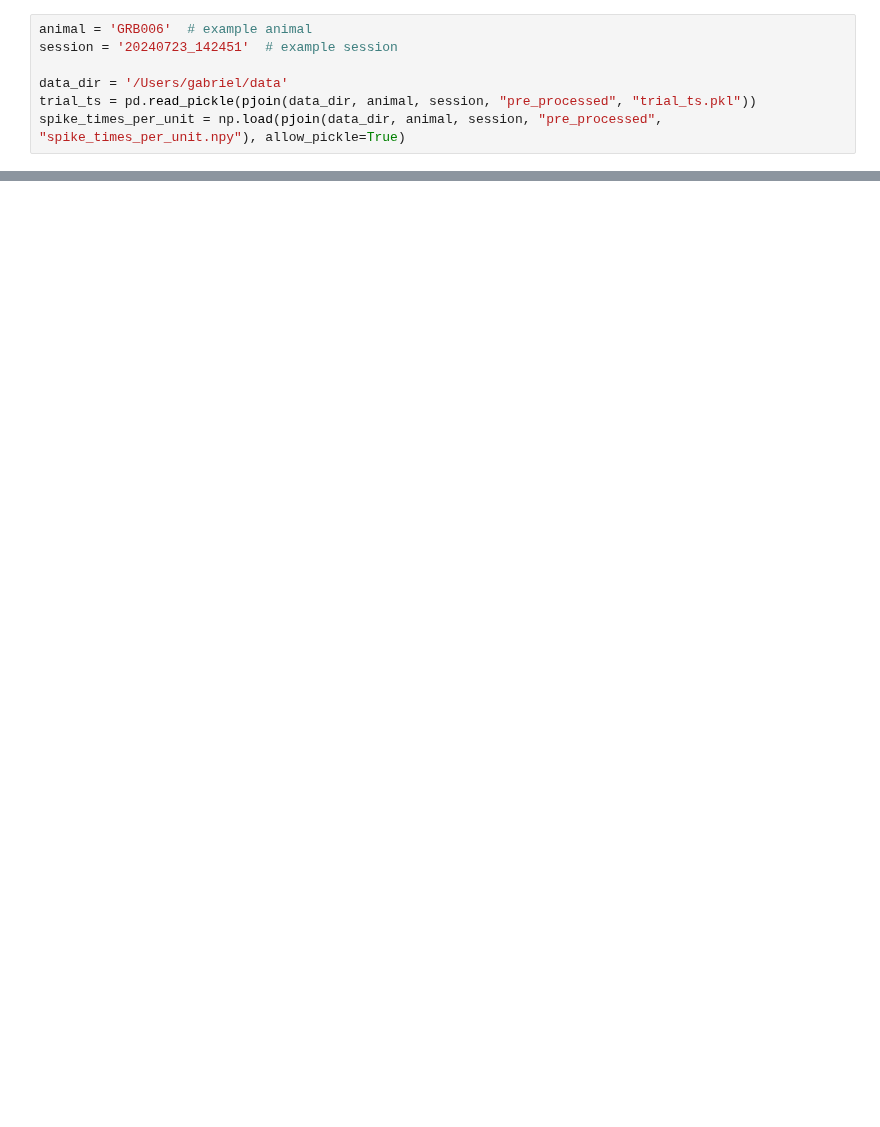
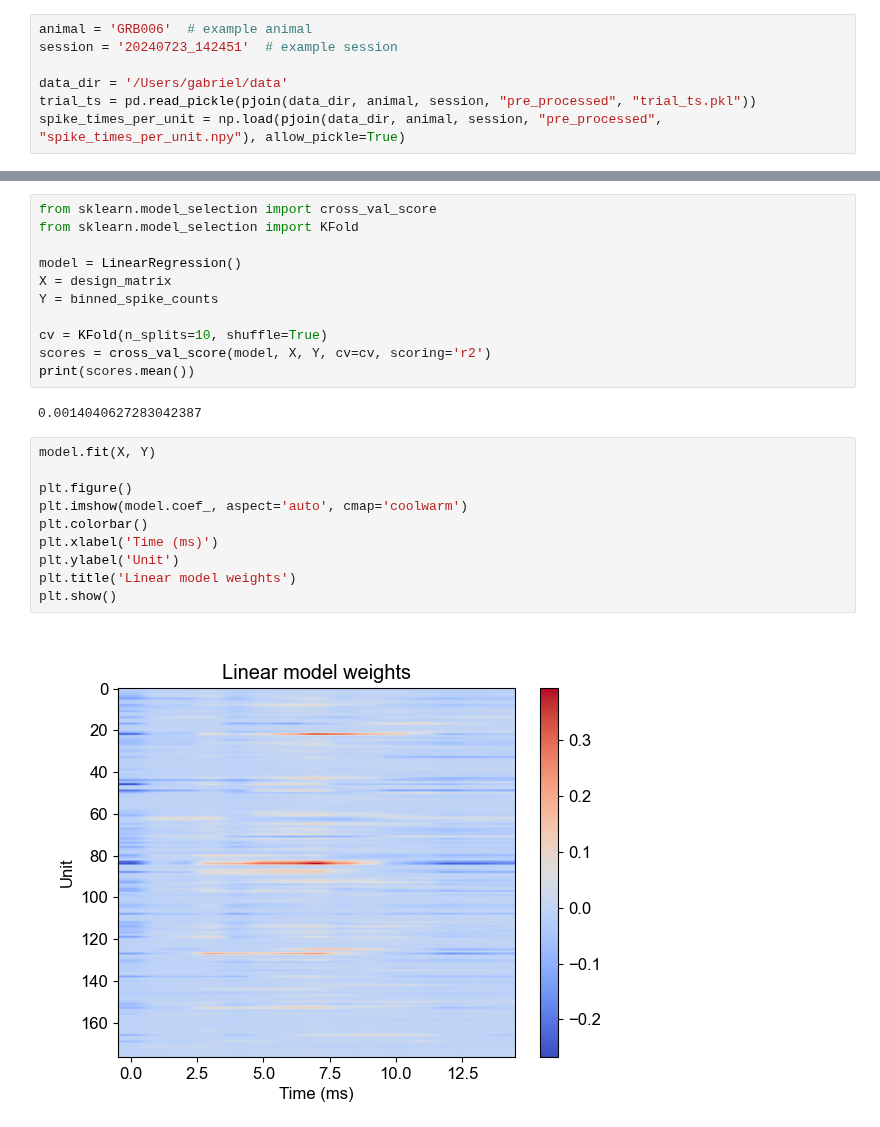
Before and after one commit to rojasgabriel/ephys, a Jupyter notebook: notebooks/encoding_analysis.ipynb, the cells around one changed output, grey strips where cells are left out. Saved outputs shown, nothing was run; the diff lists cells and outputs as text; blank space fills up the shorter version.

```diff
--- a/notebooks/encoding_analysis.ipynb
+++ b/notebooks/encoding_analysis.ipynb
@@ -165,3 +90,28 @@ Stim Indices: [     0    644   3917   4435   5051   5488   7981   8399   9991  1
+# %%
+from sklearn.model_selection import cross_val_score
+from sklearn.model_selection import KFold
+
+model = LinearRegression()
+X = design_matrix
+Y = binned_spike_counts
+
+cv = KFold(n_splits=10, shuffle=True)
+scores = cross_val_score(model, X, Y, cv=cv, scoring='r2')
+print(scores.mean())
+# %% [output]
+0.0014040627283042387
+# %%
+model.fit(X, Y)
+
+plt.figure()
+plt.imshow(model.coef_, aspect='auto', cmap='coolwarm')
+plt.colorbar()
+plt.xlabel('Time (ms)')
+plt.ylabel('Unit')
+plt.title('Linear model weights')
+plt.show()
+# %% [output]
+[figure, added]
 # %%
 n_units, n_stims, n_timepoints = pop_peth.shape
 
```
Also changed, not shown: parts of 13 cells of this notebook.
